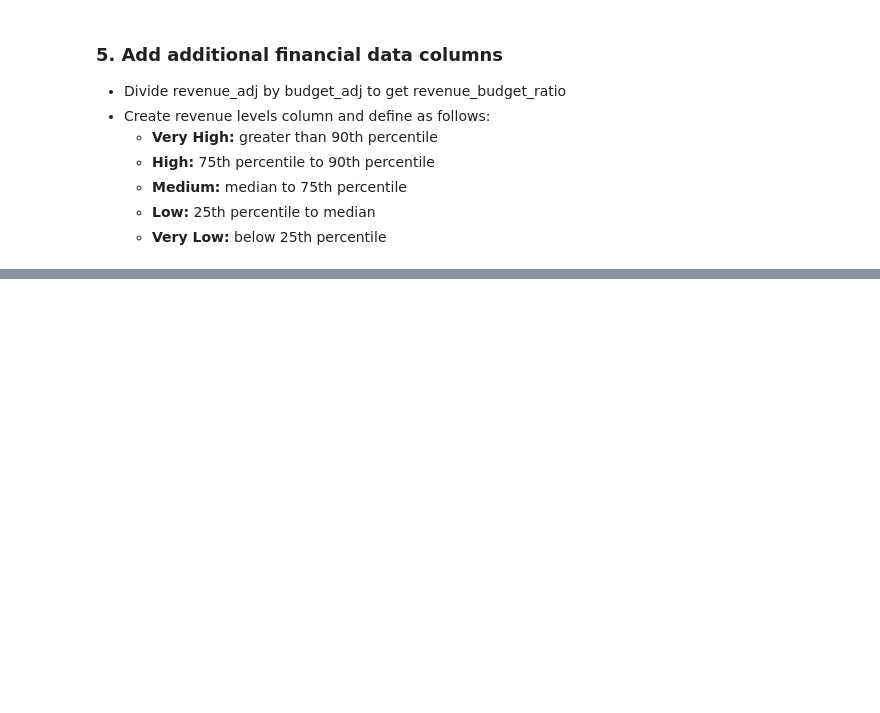
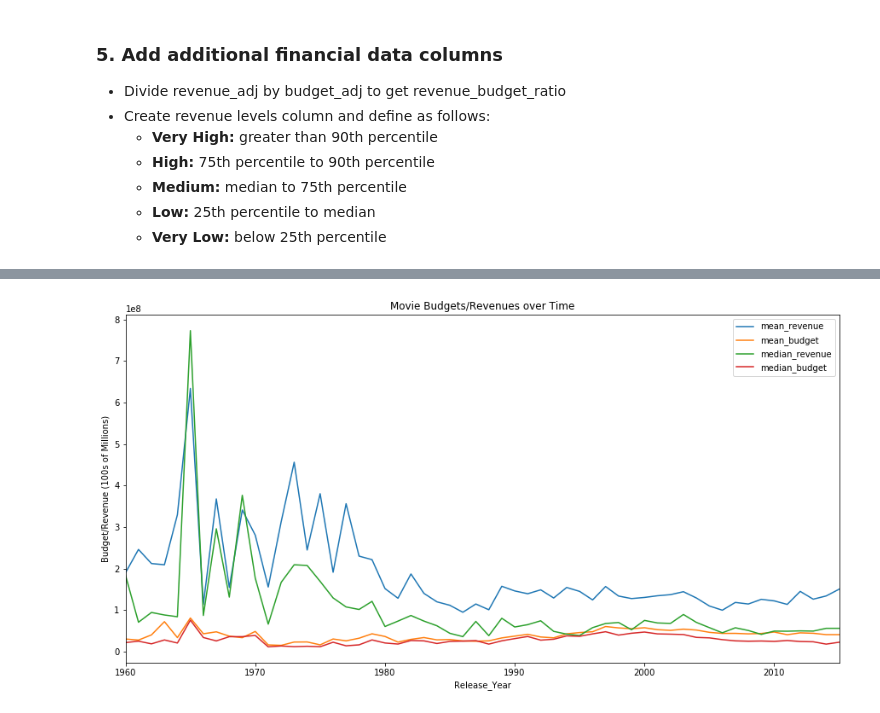
Before and after one commit to sjmiller8182/movie_dataset, a Jupyter notebook: Movies.ipynb, the cells around one changed output, grey strips where cells are left out. Cells and saved outputs as stored; diff of their text form; code cells hidden in the pictures; blank space fills up the shorter version.

```diff
--- a/Movies.ipynb
+++ b/Movies.ipynb
@@ -284,0 +298,13 @@ Some questions about the data to motivate exploration.
+# %%
+# time series exploration - runtime
+plt.figure(figsize=(15,7.5))
+df_temp = df_clean[df_clean.revenue_adj.notnull() & df_clean.budget_adj.notnull()]
+df_temp.groupby('release_year').mean()['revenue_adj'].plot(label = 'mean_revenue', legend = True);
+df_temp.groupby('release_year').mean()['budget_adj'].plot(label = 'mean_budget', legend = True);
+df_temp.groupby('release_year').median()['revenue_adj'].plot(label = 'median_revenue', legend = True);
+ax = df_temp.groupby('release_year').median()['budget_adj'].plot(label = 'median_budget', legend = True);
+ax.set_title('Movie Budgets/Revenues over Time');
+ax.set_ylabel('Budget/Revenue (100s of Millions)');
+ax.set_xlabel('Release_Year');
+# %% [output]
+[figure, added]
```
Also changed, not shown: parts of 3 cells of this notebook.
